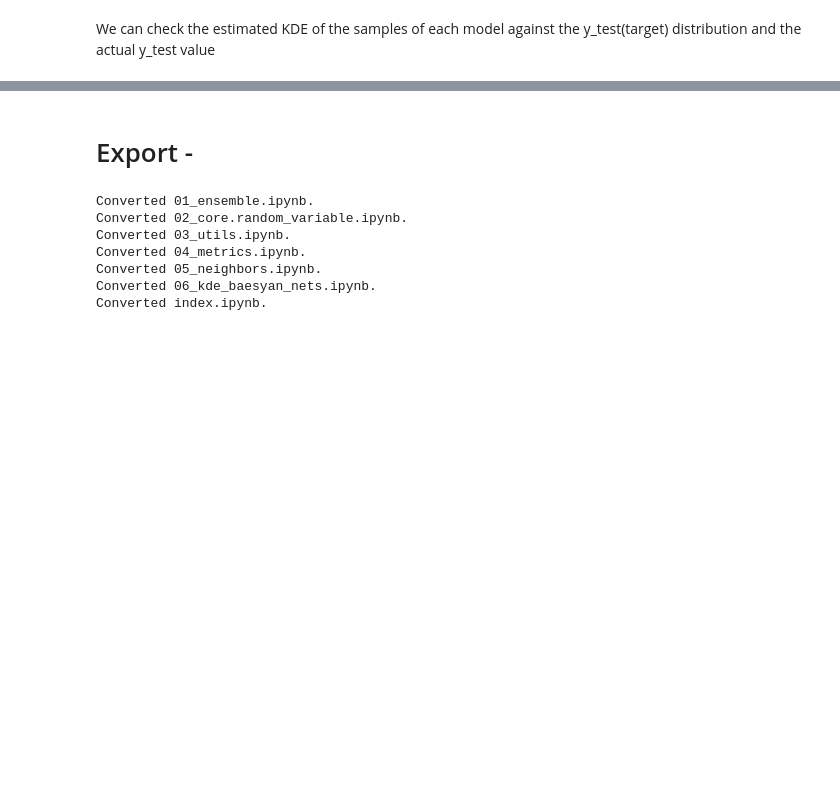
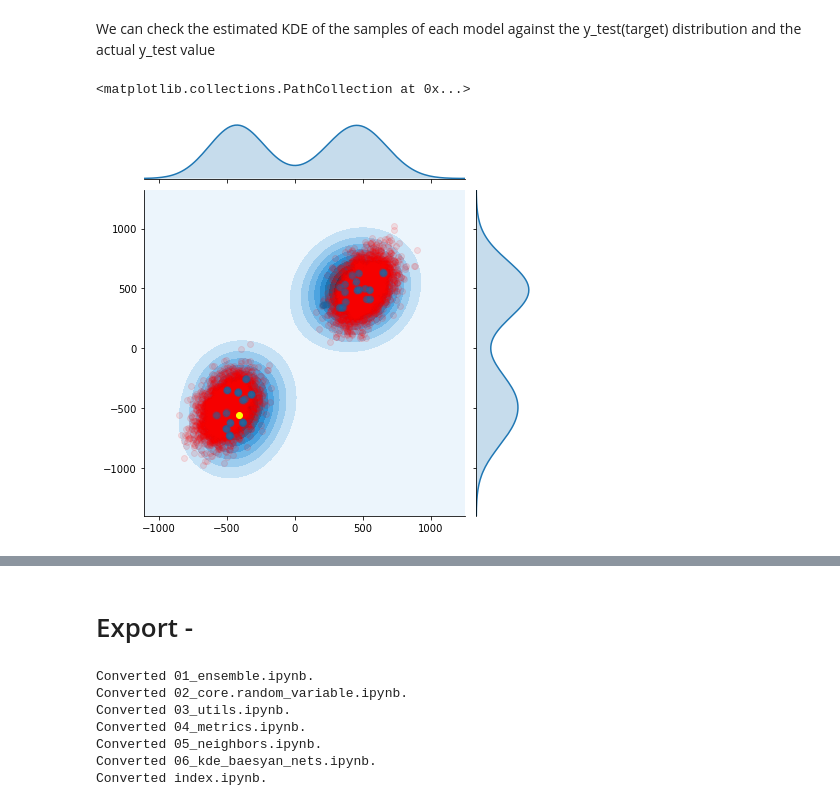
Before and after one commit to AlanGanem/scikit-density, a Jupyter notebook: notebooks/01_ensemble.ipynb, the cells around one changed output, grey strips where cells are left out. Saved outputs shown, nothing was run; the diff lists cells and outputs as text; code cells hidden in the pictures; blank space fills up the shorter version.

```diff
--- a/notebooks/01_ensemble.ipynb
+++ b/notebooks/01_ensemble.ipynb
@@ -609,7 +558,7 @@ sns.distplot(q2)
 #node quality functions
 def expected_likelihood(node_data, sample_size = 100):
     kde = KDE().fit(node_data)
-    return np.mean(kde.evaluate(kde.rvs(sample_size = sample_size)))
+    return np.mean(kde.evaluate(kde.rvs(size = sample_size)))
 
 def inverese_log_node_var(node_data):  #makes no sense for multivariate distribtuions
     centroid = node_data.mean(axis = 0).reshape(1,-1)
@@ -939,6 +888,10 @@ class KernelTreeEstimator(BaseEstimator, DelegateEstimatorMixIn ,TreeEstimatorMi
         return self.__class__.__name__
 
     def fit(self, X, y = None, **fit_kws):
+
+        if len(y.shape) == 1:
+            y = y.reshape(-1,1)
+
         self.y_ = y
         self.estimator.fit(X, y, **fit_kws)
 
@@ -951,7 +904,7 @@ class KernelTreeEstimator(BaseEstimator, DelegateEstimatorMixIn ,TreeEstimatorMi
         return self
 
     def density(self, X, dist = 'kde', sample_size = 10, weight_func = None, n_neighbors = None,
-               lower_bound = None, alpha = None, beta = None, gamma = None, noise_factor = 1e-3, **dist_kwargs):
+               lower_bound = None, alpha = None, beta = None, gamma = None, noise_factor = 1e-7, **dist_kwargs):
 
         n_neighbors, lower_bound, alpha, beta, gamma = self._handle_similarity_sample_parameters(
             n_neighbors, lower_bound, alpha, beta, gamma)
@@ -960,7 +913,7 @@ class KernelTreeEstimator(BaseEstimator, DelegateEstimatorMixIn ,TreeEstimatorMi
                lower_bound, alpha, beta, gamma, noise_factor, **dist_kwargs)
 
     def sample(self, X, sample_size = 10, weight_func = None, n_neighbors = None,
-               lower_bound = None, alpha = None, beta = None, gamma = None, noise_factor = 1e-3):
+               lower_bound = None, alpha = None, beta = None, gamma = None, noise_factor = 0):
         '''wieghts should be callable (recieves array returns array of same shape) or None'''
 
         n_neighbors, lower_bound, alpha, beta, gamma = self._handle_similarity_sample_parameters(
@@ -979,10 +932,14 @@ class KernelTreeEstimator(BaseEstimator, DelegateEstimatorMixIn ,TreeEstimatorMi
 
     def custom_predict(
         self, X, agg_func, sample_size = 100, weights = None, n_neighbors = None,
-        lower_bound = None, alpha = None, beta = None, gamma = None, noise_factor = 1e-3
+        lower_bound = None, alpha = None, beta = None, gamma = None, noise_factor = 0
     ):
         n_neighbors, lower_bound, alpha, beta, gamma = self._handle_similarity_sample_parameters(n_neighbors, lower_bound, alpha, beta, gamma)
         return self._custom_predict(X, agg_func, sample_size, weights, n_neighbors, lower_bound, alpha, beta, gamma, noise_factor)
+
+    def sample_histogram(self, X, weights, n_neighbors, lower_bound, alpha, beta, gamma):
+        n_neighbors, lower_bound, alpha, beta, gamma = self._handle_similarity_sample_parameters(n_neighbors, lower_bound, alpha, beta, gamma)
+        return self._similarity_empirical_pdf(X, weights, n_neighbors, lower_bound, alpha, beta, gamma)
 
     def _handle_similarity_sample_parameters(self, n_neighbors, lower_bound, alpha, beta, gamma):
 
@@ -1132,9 +1125,9 @@ estimator2 = ensemble.RandomForestClassifier(n_jobs = -1,n_estimators = 10,min_s
 estimator1 = ensemble.RandomForestRegressor(n_jobs = -1,n_estimators = 10,min_samples_leaf = 20, warm_start = True, criterion = 'mae')
 
 density_estimator2 = KernelTreeEntropyEstimator(
-    estimator2,node_rank_func = 'expected_likelihood', node_data_rank_func = 'kde_likelihood')
+    estimator2,resolution = 'auto',node_rank_func = 'expected_likelihood', node_data_rank_func = 'kde_likelihood')
 
-density_estimator2 = JointKernelTreeEstimator(density_estimator2)
+#density_estimator2 = JointKernelTreeEstimator(density_estimator2)
 density_estimator2.fit(X_train,y_train[:,:])
 
 #density_estimator1 = KernelTreeEstimator(
@@ -1204,14 +1223,16 @@ f'{round(((q2 == 0).mean()+(q2 == 1).mean())*100,2)}% of data points out of suge
 # %% [markdown]
 We can check the estimated KDE of the samples of each model against the y_test(target) distribution and the actual y_test value
 # %%
-from sklearn.decomposition import PCA
 i+=1
-kde = KDE(implementation = 'sklearn').fit(samples1[i])
+kde = KDE().fit(samples1[i])
 kde_cloud = kde.sample(100)
 jnt = sns.jointplot(kde_cloud[:,0],kde_cloud[:,1], kind = 'kde')
 jnt.ax_joint.scatter(density_estimator2.y_[:,0], density_estimator2.y_[:,1], color = 'r', alpha = 0.1)
 jnt.ax_joint.scatter(samples1[i,:,0], samples1[i,:,1], alpha = 0.05)
 jnt.ax_joint.scatter(y_test[i,0], y_test[i,1], color = 'yellow')
+# %% [output]
+<matplotlib.collections.PathCollection at 0x...>
+[figure, added]
 # %%
 kde = KDE().fit(samples2[i])
 kde_cloud = kde.sample(100)
```
Also changed, not shown: parts of 47 cells of this notebook, 4 other files.
